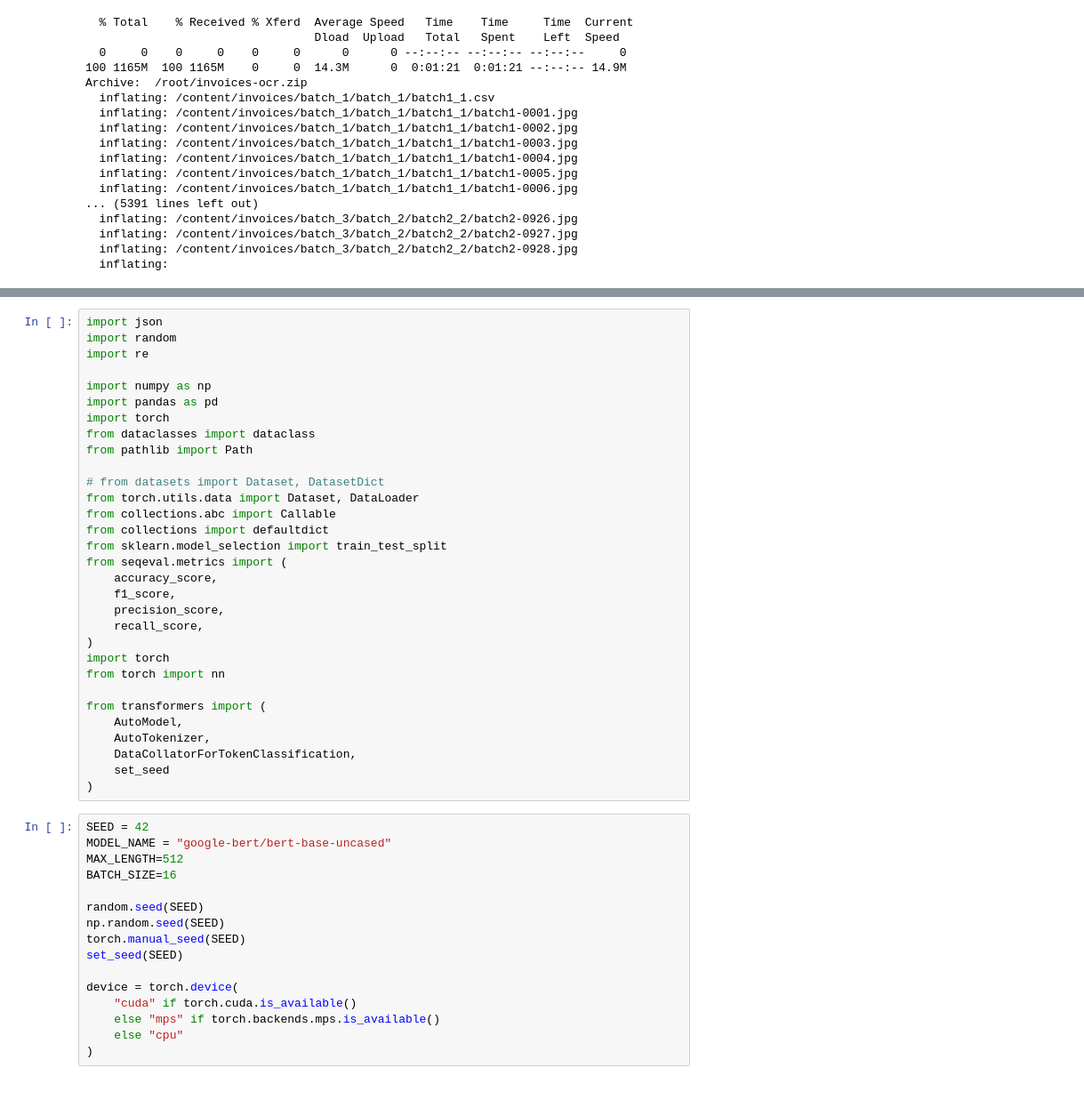
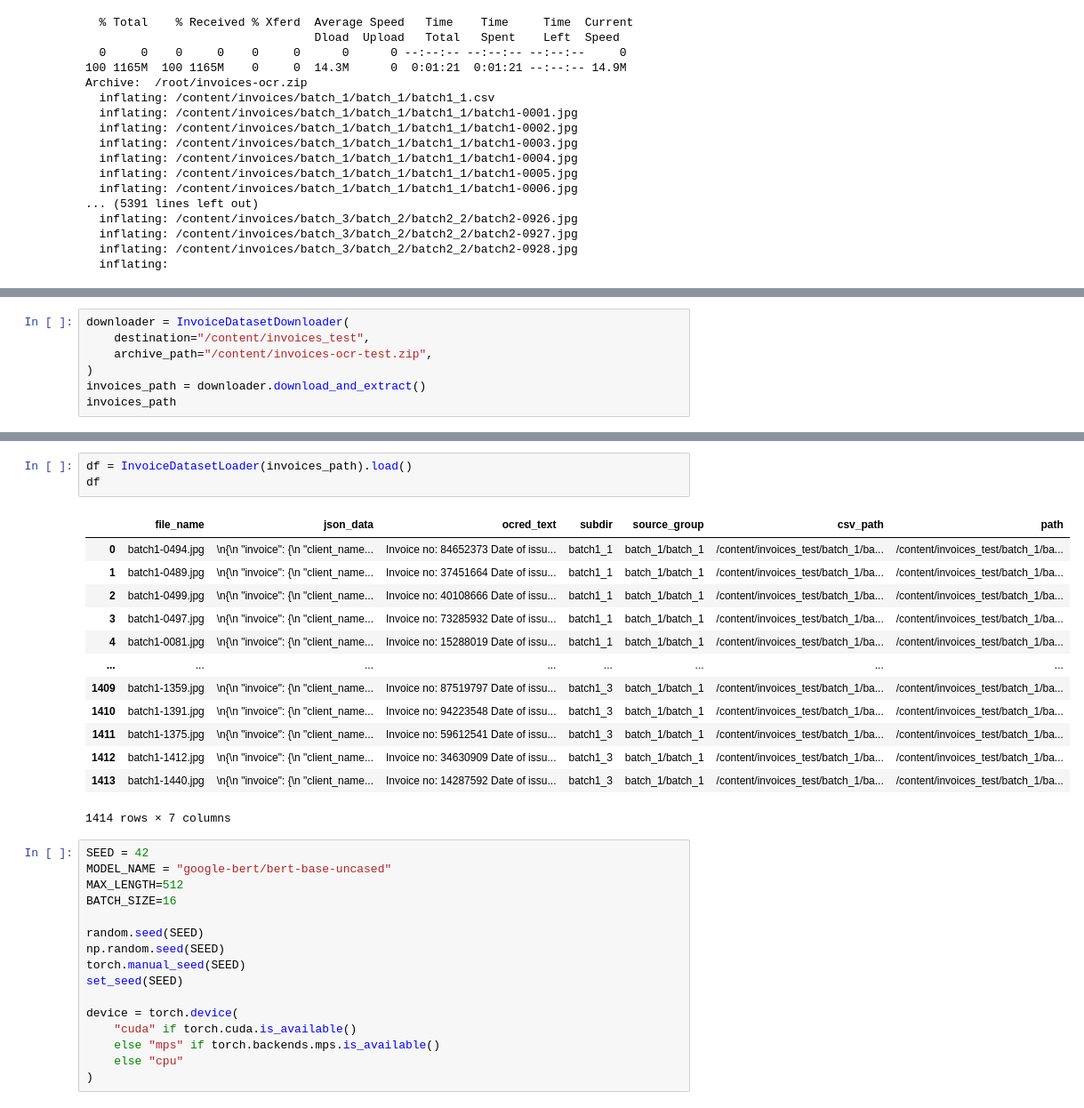
Before and after one commit to vsokoltsov/invoices-ocr, a Jupyter notebook: notebooks/bert_pytorch.ipynb, the cells around one changed output, grey strips where cells are left out. Shown at 89% size. Drawn from its saved outputs; the diff is of its cells as text.

Commit message:
Add loading functions for datasets

```diff
--- a/notebooks/bert_pytorch.ipynb
+++ b/notebooks/bert_pytorch.ipynb
@@ -37,0 +158,7 @@ Requirement already satisfied: rapidfuzz in /usr/local/lib/python3.13/dist-packa
+# %%
+downloader = InvoiceDatasetDownloader(
+    destination="/content/invoices_test",
+    archive_path="/content/invoices-ocr-test.zip",
+)
+invoices_path = downloader.download_and_extract()
+invoices_path
@@ -38,34 +216,20 @@ Requirement already satisfied: rapidfuzz in /usr/local/lib/python3.13/dist-packa
 # %%
-import json
-import random
-import re
-
-import numpy as np
-import pandas as pd
-import torch
-from dataclasses import dataclass
-from pathlib import Path
-
-# from datasets import Dataset, DatasetDict
-from torch.utils.data import Dataset, DataLoader
-from collections.abc import Callable
-from collections import defaultdict
-from sklearn.model_selection import train_test_split
-from seqeval.metrics import (
-    accuracy_score,
-    f1_score,
-    precision_score,
-    recall_score,
-)
-import torch
-from torch import nn
-
-from transformers import (
-    AutoModel,
-    AutoTokenizer,
-    DataCollatorForTokenClassification,
-    set_seed
-)
+df = InvoiceDatasetLoader(invoices_path).load()
+df
+# %% [output]
+|  | file_name | json_data | ocred_text | subdir | source_group | csv_path | path |
+| 0 | batch1-0494.jpg | \n{\n "invoice": {\n "client_name... | Invoice no: 84652373 Date of issu... | batch1_1 | batch_1/batch_1 | /content/invoices_test/batch_1/ba... | /content/invoices_test/batch_1/ba... |
+| 1 | batch1-0489.jpg | \n{\n "invoice": {\n "client_name... | Invoice no: 37451664 Date of issu... | batch1_1 | batch_1/batch_1 | /content/invoices_test/batch_1/ba... | /content/invoices_test/batch_1/ba... |
+| 2 | batch1-0499.jpg | \n{\n "invoice": {\n "client_name... | Invoice no: 40108666 Date of issu... | batch1_1 | batch_1/batch_1 | /content/invoices_test/batch_1/ba... | /content/invoices_test/batch_1/ba... |
+| 3 | batch1-0497.jpg | \n{\n "invoice": {\n "client_name... | Invoice no: 73285932 Date of issu... | batch1_1 | batch_1/batch_1 | /content/invoices_test/batch_1/ba... | /content/invoices_test/batch_1/ba... |
+| 4 | batch1-0081.jpg | \n{\n "invoice": {\n "client_name... | Invoice no: 15288019 Date of issu... | batch1_1 | batch_1/batch_1 | /content/invoices_test/batch_1/ba... | /content/invoices_test/batch_1/ba... |
+| ... | ... | ... | ... | ... | ... | ... | ... |
+| 1409 | batch1-1359.jpg | \n{\n "invoice": {\n "client_name... | Invoice no: 87519797 Date of issu... | batch1_3 | batch_1/batch_1 | /content/invoices_test/batch_1/ba... | /content/invoices_test/batch_1/ba... |
+| 1410 | batch1-1391.jpg | \n{\n "invoice": {\n "client_name... | Invoice no: 94223548 Date of issu... | batch1_3 | batch_1/batch_1 | /content/invoices_test/batch_1/ba... | /content/invoices_test/batch_1/ba... |
+| 1411 | batch1-1375.jpg | \n{\n "invoice": {\n "client_name... | Invoice no: 59612541 Date of issu... | batch1_3 | batch_1/batch_1 | /content/invoices_test/batch_1/ba... | /content/invoices_test/batch_1/ba... |
+| 1412 | batch1-1412.jpg | \n{\n "invoice": {\n "client_name... | Invoice no: 34630909 Date of issu... | batch1_3 | batch_1/batch_1 | /content/invoices_test/batch_1/ba... | /content/invoices_test/batch_1/ba... |
+| 1413 | batch1-1440.jpg | \n{\n "invoice": {\n "client_name... | Invoice no: 14287592 Date of issu... | batch1_3 | batch_1/batch_1 | /content/invoices_test/batch_1/ba... | /content/invoices_test/batch_1/ba... |
+1414 rows × 7 columns
 # %%
 SEED = 42
 MODEL_NAME = "google-bert/bert-base-uncased"
```
Also changed, not shown: parts of 7 cells of this notebook.
